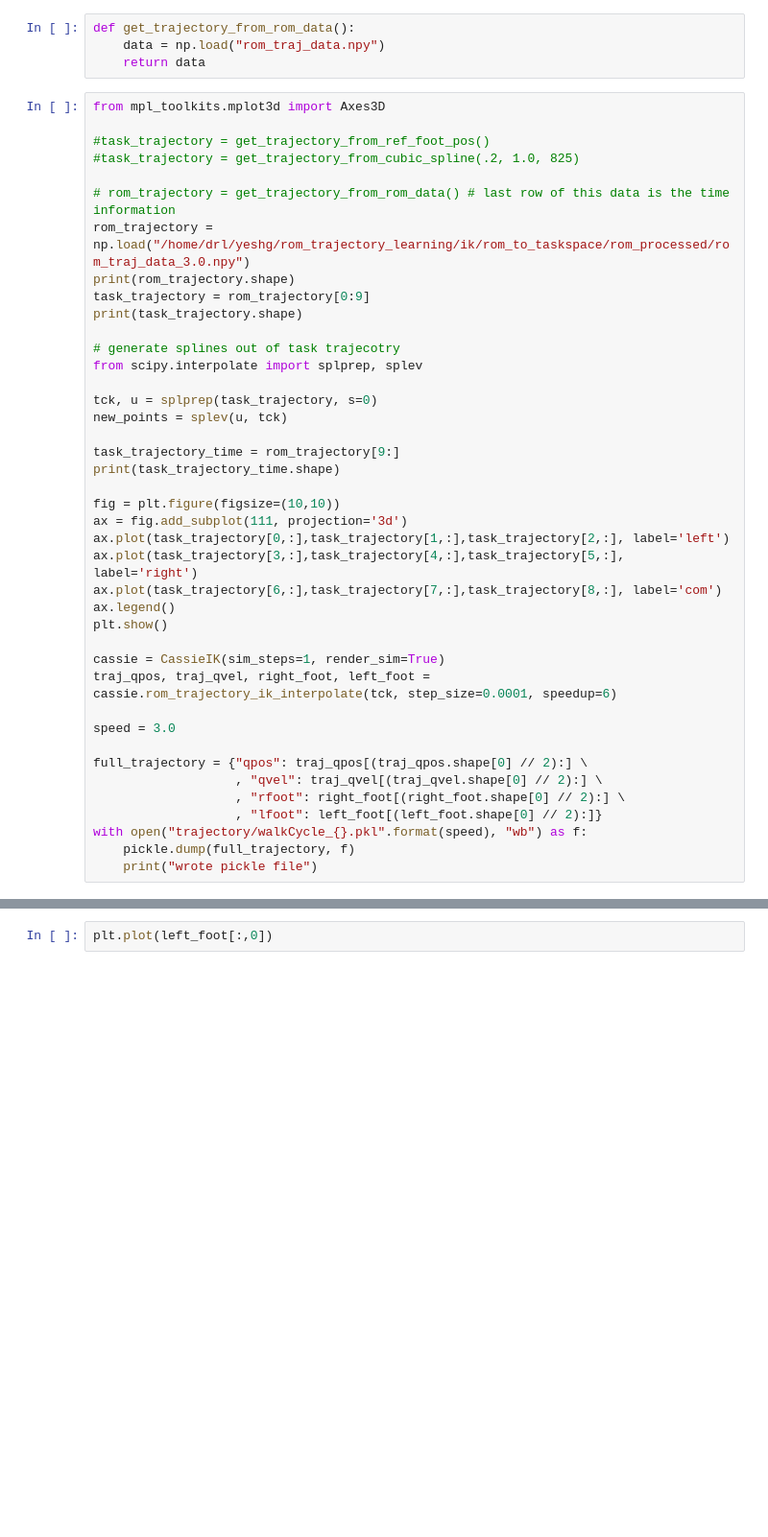
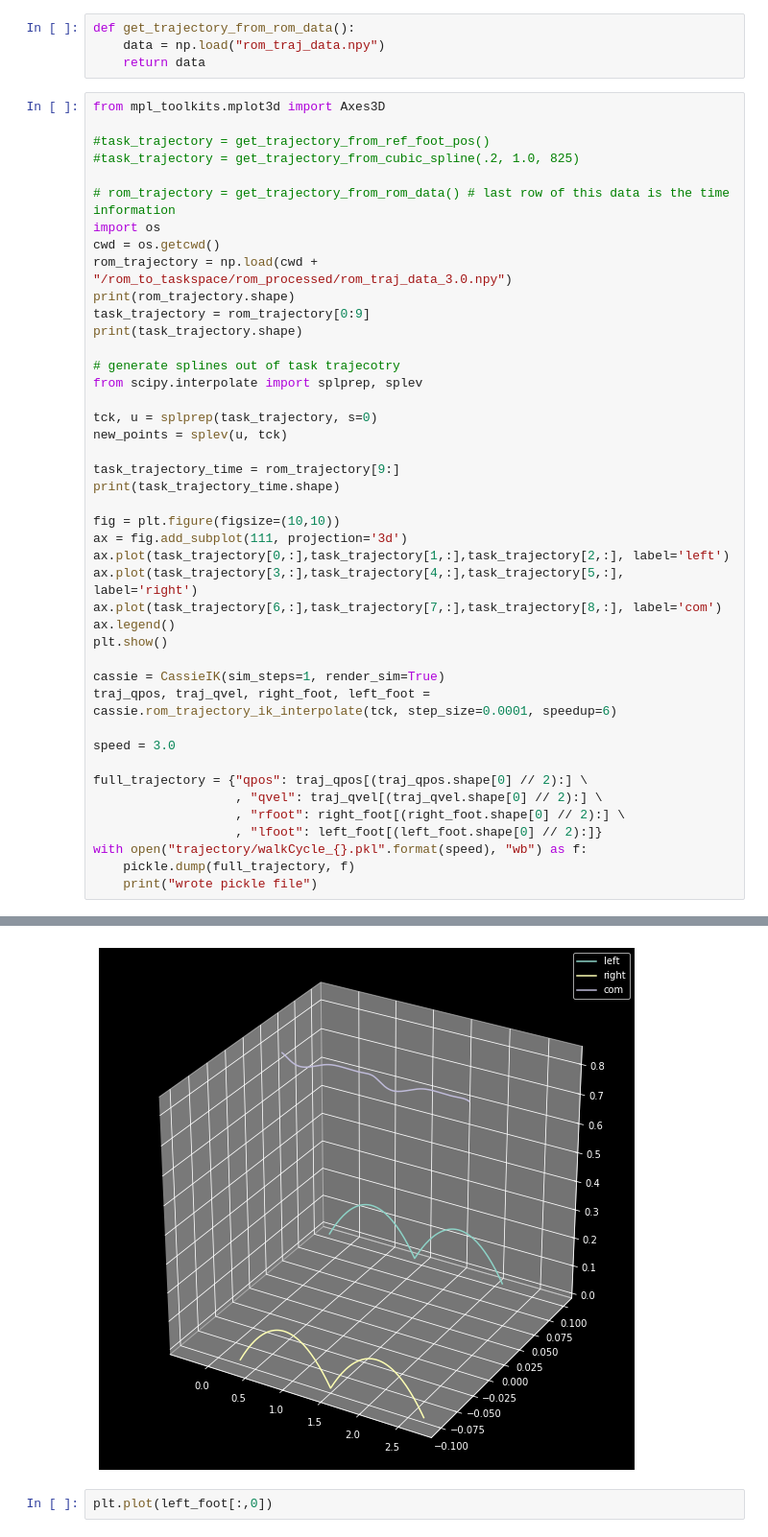
Before and after one commit to yeshg/cassie_trajectory, a Jupyter notebook: notebook.ipynb, the cells around one changed output, grey strips where cells are left out. Shown at 96% size. Drawn from its saved outputs; the diff is of its cells as text; blank space fills up the shorter version.

```diff
--- a/notebook.ipynb
+++ b/notebook.ipynb
@@ -96,7 +96,9 @@ from mpl_toolkits.mplot3d import Axes3D
 #task_trajectory = get_trajectory_from_cubic_spline(.2, 1.0, 825)
 
 # rom_trajectory = get_trajectory_from_rom_data() # last row of this data is the time information
-rom_trajectory = np.load("/home/drl/yeshg/rom_trajectory_learning/ik/rom_to_taskspace/rom_processed/rom_traj_data_3.0.npy")
+import os
+cwd = os.getcwd()
+rom_trajectory = np.load(cwd + "/rom_to_taskspace/rom_processed/rom_traj_data_3.0.npy")
 print(rom_trajectory.shape)
 task_trajectory = rom_trajectory[0:9]
 print(task_trajectory.shape)
@@ -130,3 +132,4 @@ full_trajectory = {"qpos": traj_qpos[(traj_qpos.shape[0] // 2):] \
 with open("trajectory/walkCycle_{}.pkl".format(speed), "wb") as f:
     pickle.dump(full_trajectory, f)
     print("wrote pickle file")
+# %% [output]
@@ -133,3 +153,4 @@ with open("trajectory/walkCycle_{}.pkl".format(speed), "wb") as f:
+[figure, added]
 # %%
 plt.plot(left_foot[:,0])
 # %%
```
Also changed, not shown: parts of 1 cell of this notebook, 4 other files.
